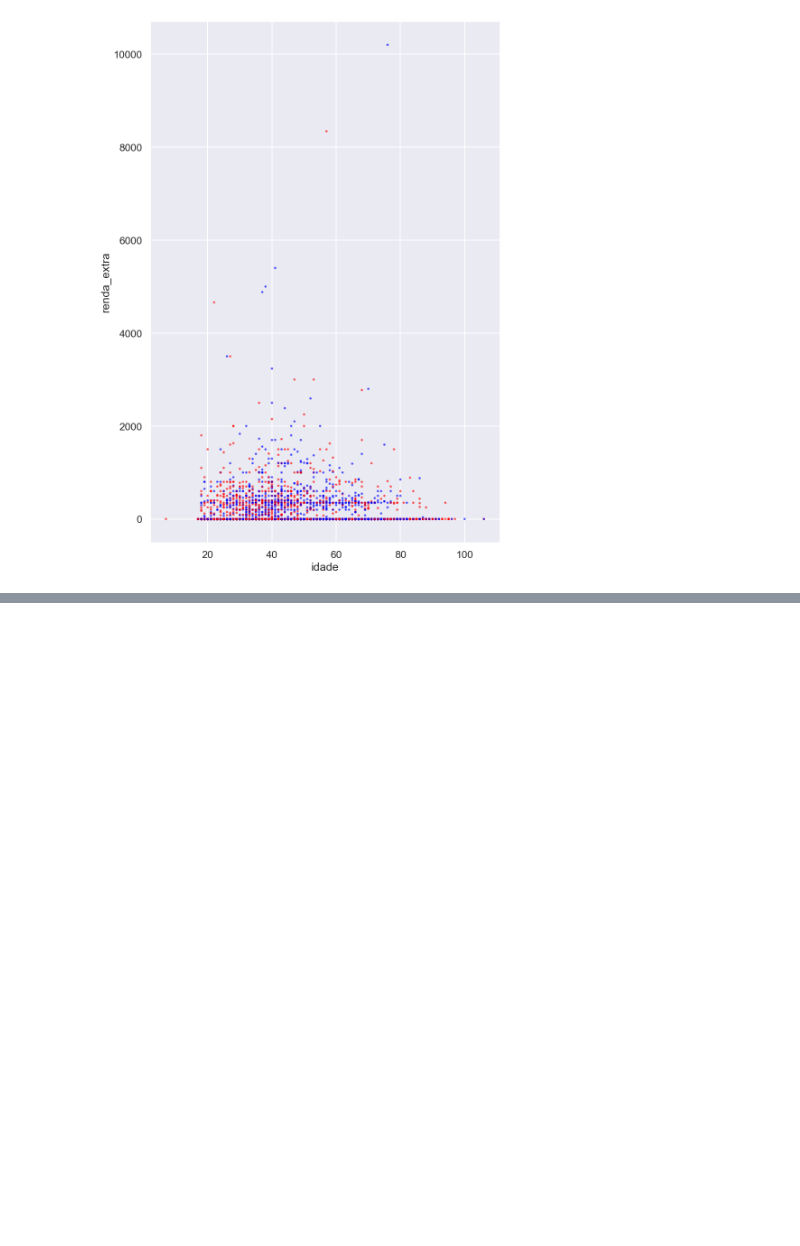
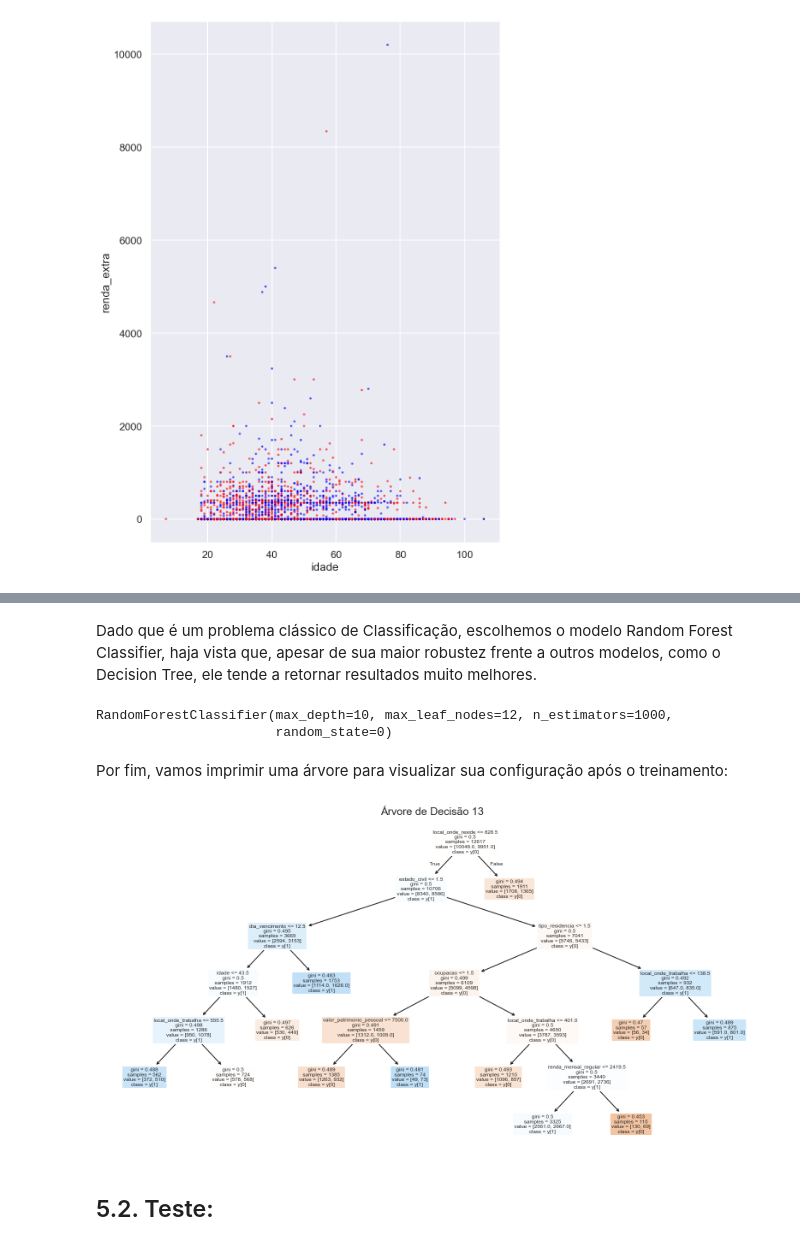
Before and after one commit to Cerne17/EEL891-Trabalho1, a Jupyter notebook: main.ipynb, the cells around one changed output, grey strips where cells are left out. Saved outputs shown, nothing was run; the diff lists cells and outputs as text; code cells hidden in the pictures; blank space fills up the shorter version.

Commit message:
feat: Trabalho finalizado (score: 0.5672)

```diff
--- a/main.ipynb
+++ b/main.ipynb
@@ -381,6 +423,9 @@ binarizador = LabelBinarizer()
 
 for col in ['possui_telefone_trabalho', 'vinculo_formal_com_empresa']:
     df[col] = binarizador.fit_transform(df[col])
+# %%
+for col in ['possui_telefone_trabalho', 'vinculo_formal_com_empresa']:
+    df_teste[col] = binarizador.fit_transform(df_teste[col])
 # %%
 print(df.head(3).T)
 # %% [output]
@@ -484,0 +536,3 @@ graph = df_tratado.plot.scatter(
+# %%
+y = df_tratado.loc[:, 'inadimplente']
+X = df_tratado.loc[:, [col for col in df_tratado.columns if col != 'inadimplente']]
@@ -484,0 +548,42 @@ graph = df_tratado.plot.scatter(
+# %% [markdown]
+Dado que é um problema clássico de Classificação, escolhemos o modelo Random Forest Classifier, haja vista que, apesar de sua maior robustez frente a outros modelos, como o Decision Tree, ele tende a retornar resultados muito melhores.
+# %%
+from sklearn.ensemble import RandomForestClassifier
+
+modelo = RandomForestClassifier(
+    n_estimators=1000,
+    random_state=0,
+    max_depth=10,
+    max_leaf_nodes=40,
+    criterion='gini'
+)
+# %%
+# modelo.fit(X_treino, y_treino)
+modelo.fit(X, y)
+# %% [output]
+RandomForestClassifier(max_depth=10, max_leaf_nodes=12, n_estimators=1000,
+                       random_state=0)
+# %% [markdown]
+Por fim, vamos imprimir uma árvore para visualizar sua configuração após o treinamento:
+# %%
+from sklearn.tree import plot_tree
+
+
+tree_index = 13
+tree = modelo.estimators_[tree_index]
+
+plt.figure(figsize=(20,10))
+plot_tree(
+    tree,
+    feature_names=df_tratado.columns[:-1],
+    class_names=True,
+    filled=True,
+    rounded=True,
+)
+
+plt.title(f"Árvore de Decisão {tree_index}")
+plt.show()
+# %% [output]
+[figure, added]
+# %% [markdown]
+## 5.2. Teste:
```
Also changed, not shown: parts of 16 cells of this notebook.
